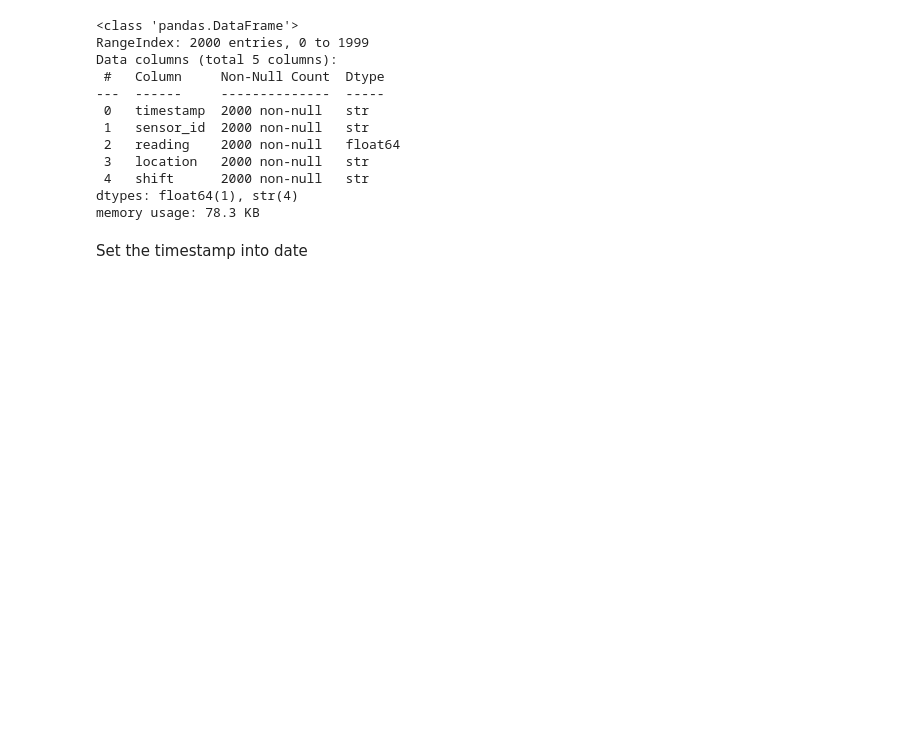
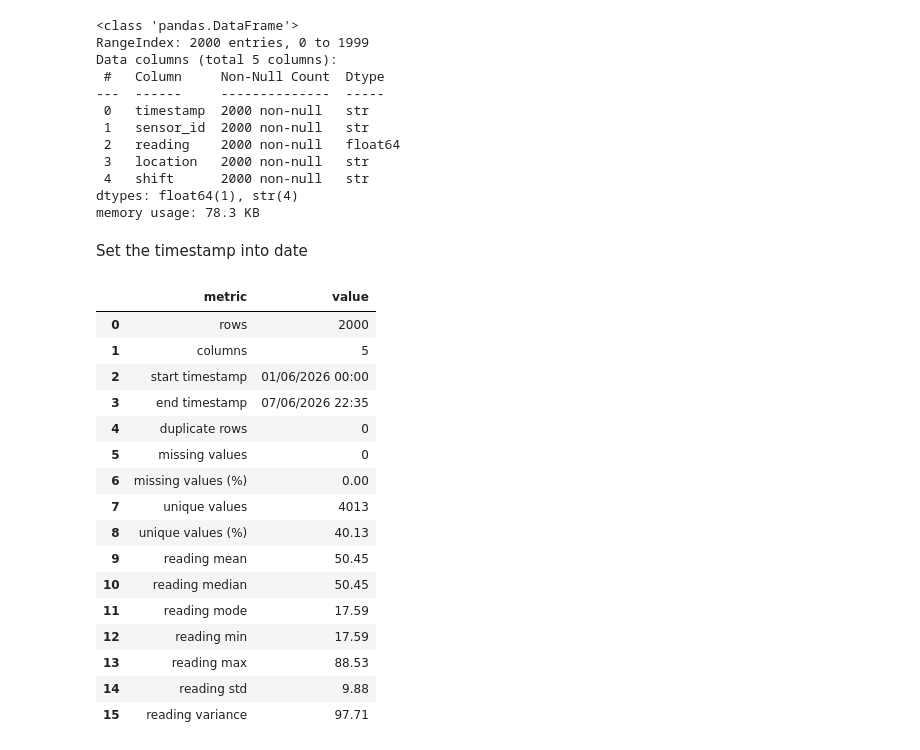
Before and after one commit to Ingrido-20/Data_Analytics_Week_2, a Jupyter notebook: Data_processing.ipynb, the cells around one changed output. Drawn from its saved outputs; the diff is of its cells as text; code cells hidden in the pictures; blank space fills up the shorter version.

```diff
--- a/Data_processing.ipynb
+++ b/Data_processing.ipynb
@@ -65,6 +66,63 @@ memory usage: 78.3 KB
 Set the timestamp into date
 # %%
 #Data profile
-sensor_profile = pd.DataFrame({
-    'Data Type': sensor_df.dtypes,
-})
+sensor_profile = pd.DataFrame(
+    {
+        "metric": [
+            "rows",
+            "columns",
+            "start timestamp",
+            "end timestamp",
+            "duplicate rows",
+            "missing values",
+            "missing values (%)",
+            "unique values",
+            "unique values (%)",
+            "reading mean",
+            "reading median",
+            "reading mode",
+            "reading min",
+            "reading max",
+            "reading std",
+            "reading variance",
+        ],
+        "value": [
+            sensor_df.shape[0],
+            sensor_df.shape[1],
+            sensor_df["timestamp"].min(),
+            sensor_df["timestamp"].max(),
+            sensor_df.duplicated().sum(),
+            sensor_df.isna().sum().sum(),
+            sensor_df.isna().mean().mean() * 100,
+            sensor_df.nunique().sum(),
+            sensor_df.nunique().sum() / sensor_df.size * 100,
+            sensor_df["reading"].mean(),
+            sensor_df["reading"].median(),
+            sensor_df["reading"].mode().iloc[0] if not sensor_df["reading"].mode().empty else None,
+            sensor_df["reading"].min(),
+            sensor_df["reading"].max(),
+            sensor_df["reading"].std(),
+            sensor_df["reading"].var(),
+        ],
+    }
+)
+
+sensor_profile
+# %% [output]
+|  | metric | value |
+| 0 | rows | 2000 |
+| 1 | columns | 5 |
+| 2 | start timestamp | 01/06/2026 00:00 |
+| 3 | end timestamp | 07/06/2026 22:35 |
+| 4 | duplicate rows | 0 |
+| 5 | missing values | 0 |
+| 6 | missing values (%) | 0.00 |
+| 7 | unique values | 4013 |
+| 8 | unique values (%) | 40.13 |
+| 9 | reading mean | 50.45 |
+| 10 | reading median | 50.45 |
+| 11 | reading mode | 17.59 |
+| 12 | reading min | 17.59 |
+| 13 | reading max | 88.53 |
+| 14 | reading std | 9.88 |
+| 15 | reading variance | 97.71 |
```
Also changed, not shown: parts of 16 cells of this notebook.
